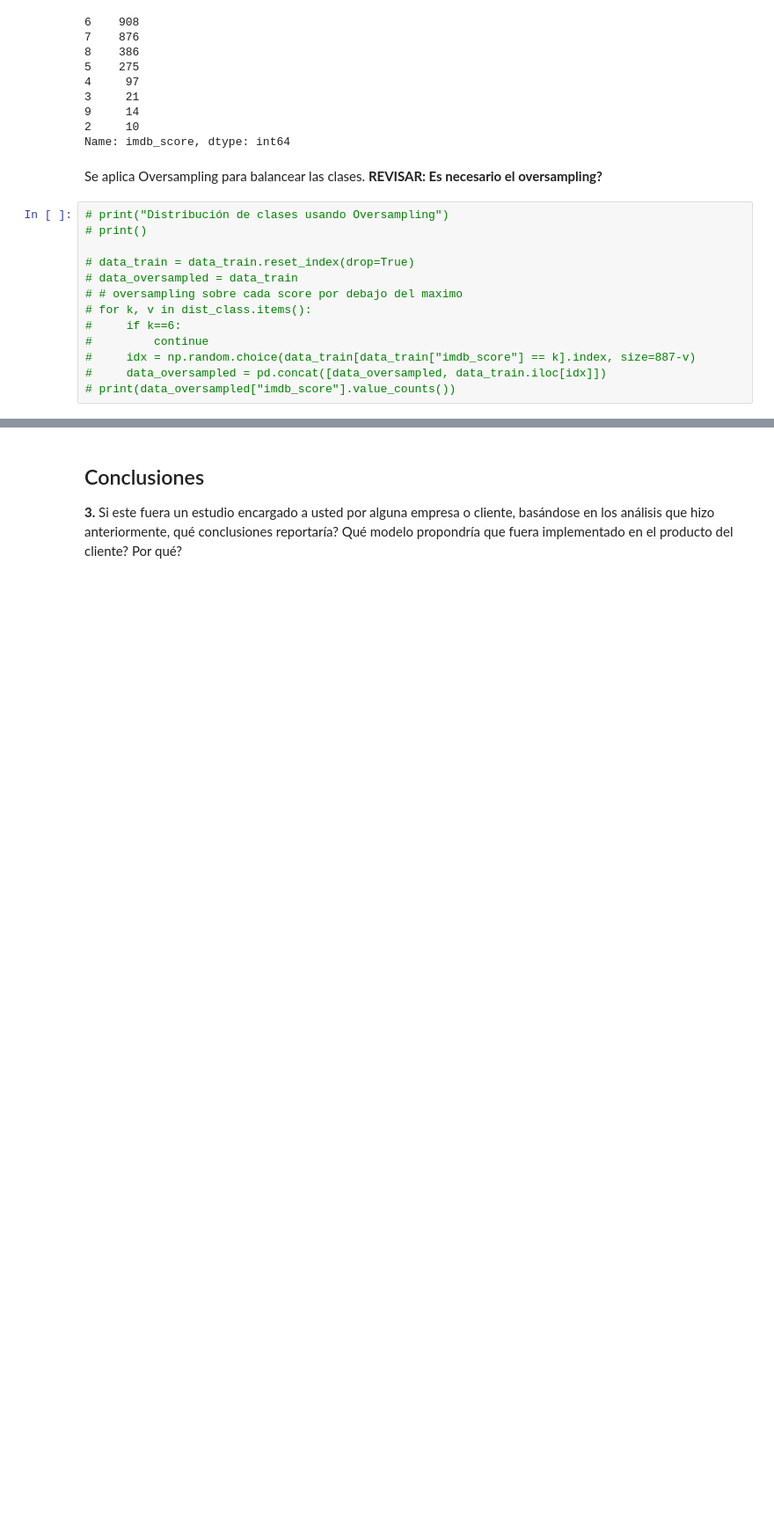
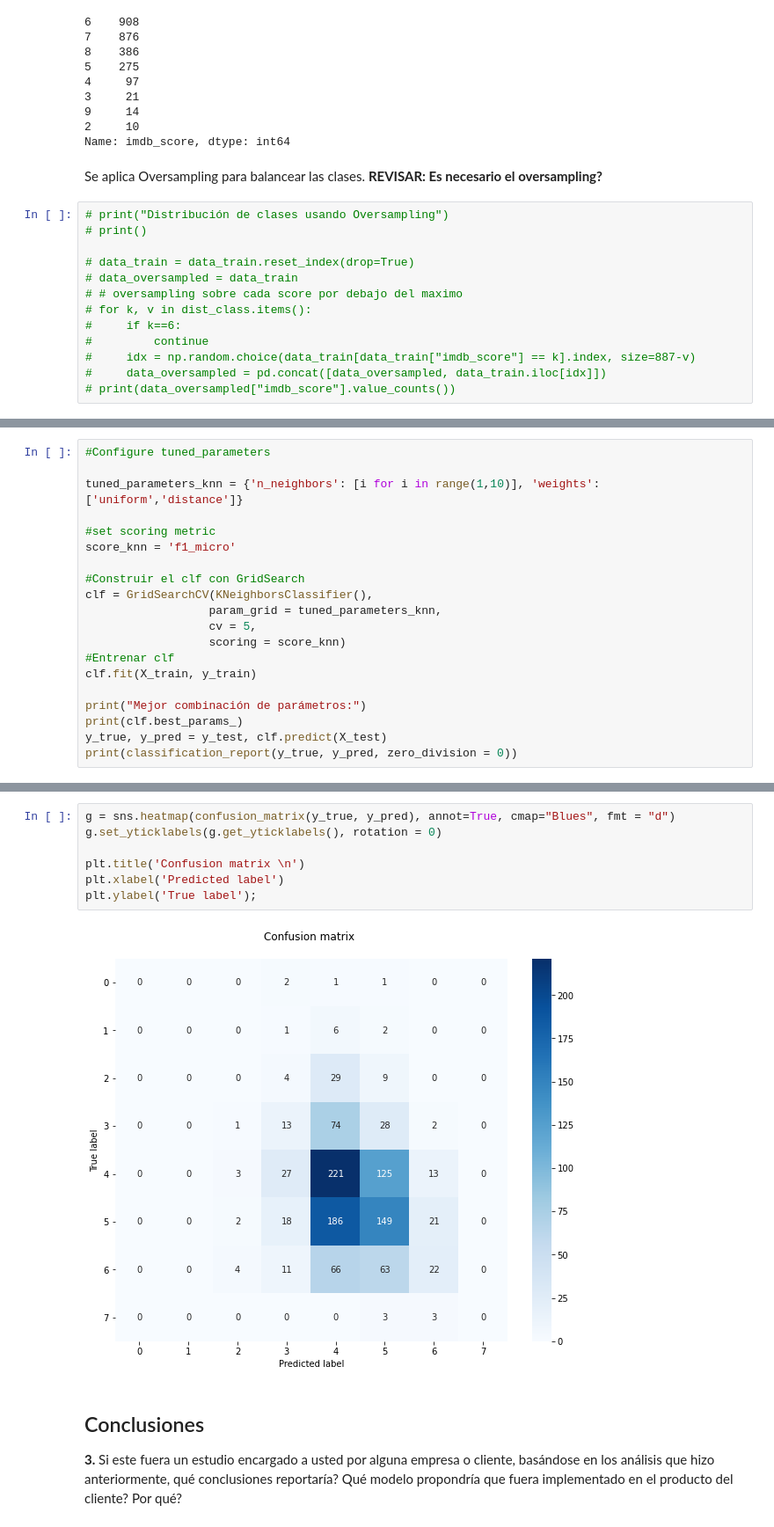
Before and after one commit to SebasUrbina/tarea3_mineria, a Jupyter notebook: Tarea 3.ipynb, the cells around one changed output, grey strips where cells are left out. Shown at 88% size. Saved outputs shown, nothing was run; the diff lists cells and outputs as text; blank space fills up the shorter version.

```diff
--- a/Tarea 3.ipynb
+++ b/Tarea 3.ipynb
@@ -934,0 +908,20 @@ weighted avg       0.36      0.41      0.34      1091
+# %%
+#Configure tuned_parameters
+
+tuned_parameters_knn = {'n_neighbors': [i for i in range(1,10)], 'weights': ['uniform','distance']}
+
+#set scoring metric
+score_knn = 'f1_micro'
+
+#Construir el clf con GridSearch
+clf = GridSearchCV(KNeighborsClassifier(),
+                  param_grid = tuned_parameters_knn,
+                  cv = 5,
+                  scoring = score_knn)
+#Entrenar clf
+clf.fit(X_train, y_train)
+
+print("Mejor combinación de parámetros:")
+print(clf.best_params_)
+y_true, y_pred = y_test, clf.predict(X_test)
+print(classification_report(y_true, y_pred, zero_division = 0))
@@ -935,3 +945,12 @@ weighted avg       0.36      0.41      0.34      1091
+# %%
+g = sns.heatmap(confusion_matrix(y_true, y_pred), annot=True, cmap="Blues", fmt = "d")
+g.set_yticklabels(g.get_yticklabels(), rotation = 0)
+
+plt.title('Confusion matrix \n')
+plt.xlabel('Predicted label')
+plt.ylabel('True label');
+# %% [output]
+[figure, added]
 # %% [markdown]
 ## Conclusiones
 
```
Also changed, not shown: parts of 33 cells of this notebook, 1 other file.
